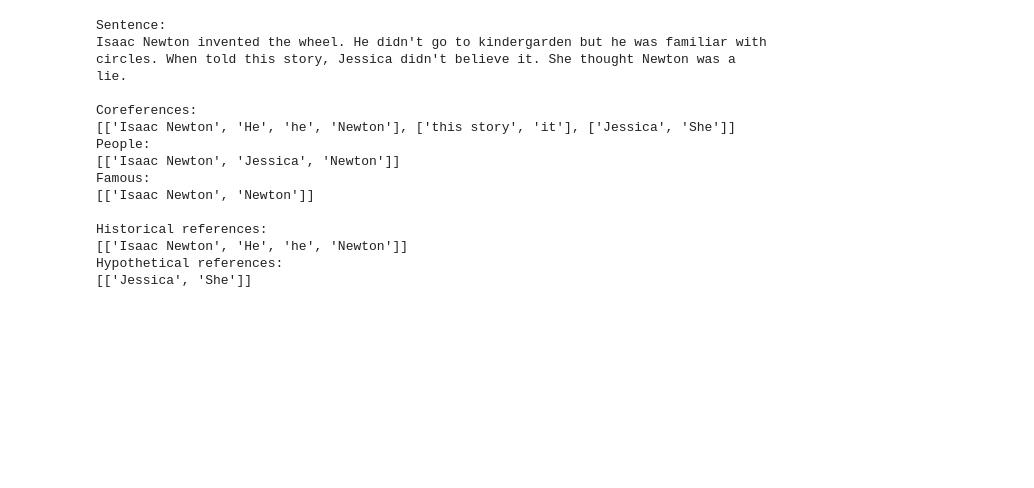
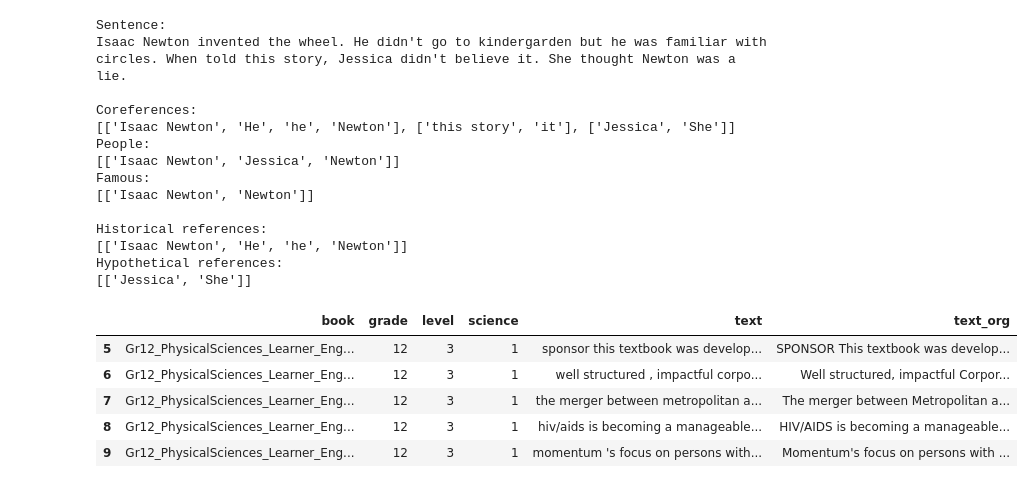
Before and after one commit to darisoy/EE517_Sp21, a Jupyter notebook: Project/pipeline.ipynb, the cells around one changed output. Cells and saved outputs as stored; diff of their text form; code cells hidden in the pictures; blank space fills up the shorter version.

Commit message:
bug fixes, pipeline running on textbook data

```diff
--- a/Project/pipeline.ipynb
+++ b/Project/pipeline.ipynb
@@ -112,3 +115,20 @@ Historical references:
 [['Isaac Newton', 'He', 'he', 'Newton']]
 Hypothetical references:
 [['Jessica', 'She']]
+# %%
+import pandas as pd
+d_all1 = pd.read_csv('/content/train.csv', delimiter= ",", low_memory=False, index_col=0)
+d_all2 = pd.read_csv('/content/test.csv', delimiter= ",", low_memory=False, index_col=0)
+d_all1 = d_all1.drop(['bool'], axis=1)
+assert all(d_all1.columns == d_all2.columns)
+d = pd.concat([d_all1, d_all2], axis = 0)
+d.fillna('[]',inplace = True)
+# %%
+d[d.grade=='12'].head()
+# %% [output]
+|  | book | grade | level | science | text | text_org |
+| 5 | Gr12_PhysicalSciences_Learner_Eng... | 12 | 3 | 1 | sponsor this textbook was develop... | SPONSOR This textbook was develop... |
+| 6 | Gr12_PhysicalSciences_Learner_Eng... | 12 | 3 | 1 | well structured , impactful corpo... | Well structured, impactful Corpor... |
+| 7 | Gr12_PhysicalSciences_Learner_Eng... | 12 | 3 | 1 | the merger between metropolitan a... | The merger between Metropolitan a... |
+| 8 | Gr12_PhysicalSciences_Learner_Eng... | 12 | 3 | 1 | hiv/aids is becoming a manageable... | HIV/AIDS is becoming a manageable... |
+| 9 | Gr12_PhysicalSciences_Learner_Eng... | 12 | 3 | 1 | momentum 's focus on persons with... | Momentum's focus on persons with ... |
```
Also changed, not shown: parts of 5 cells of this notebook.
